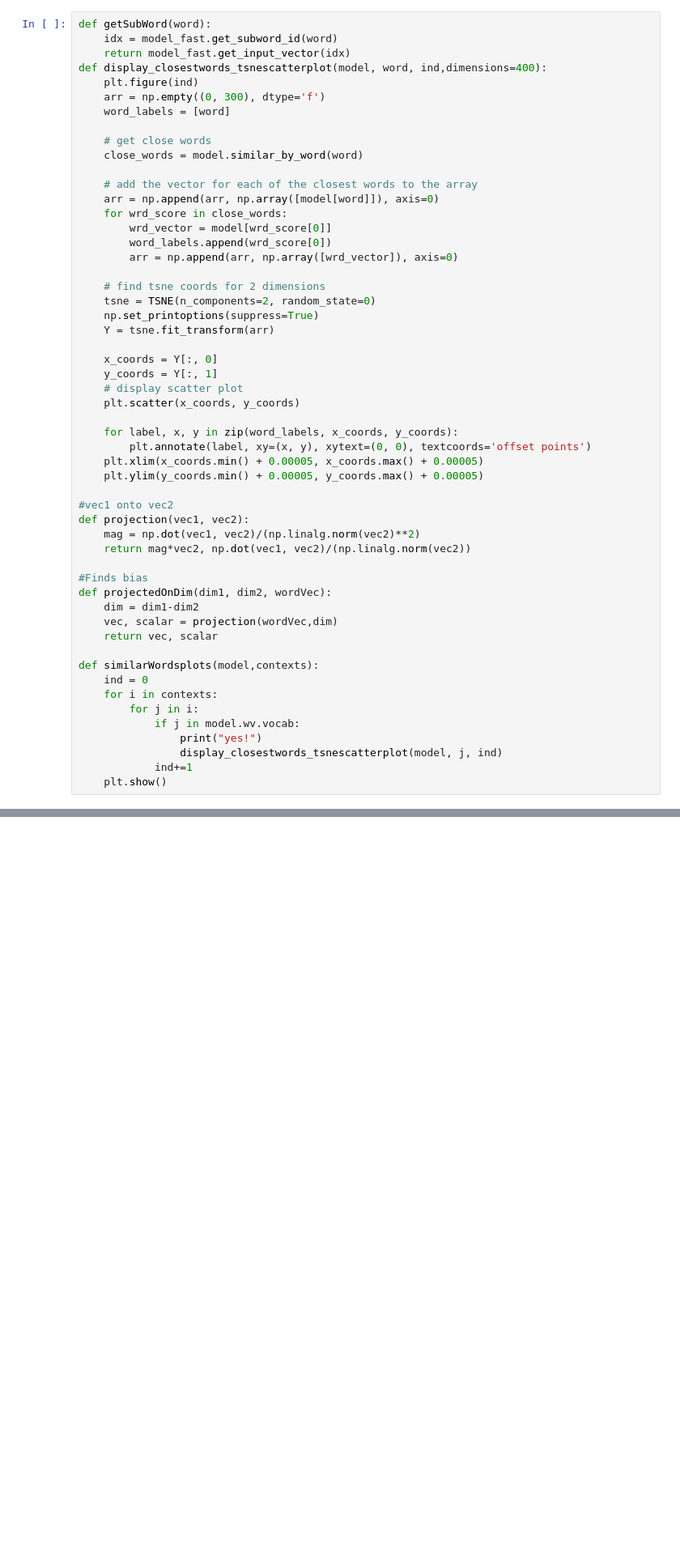
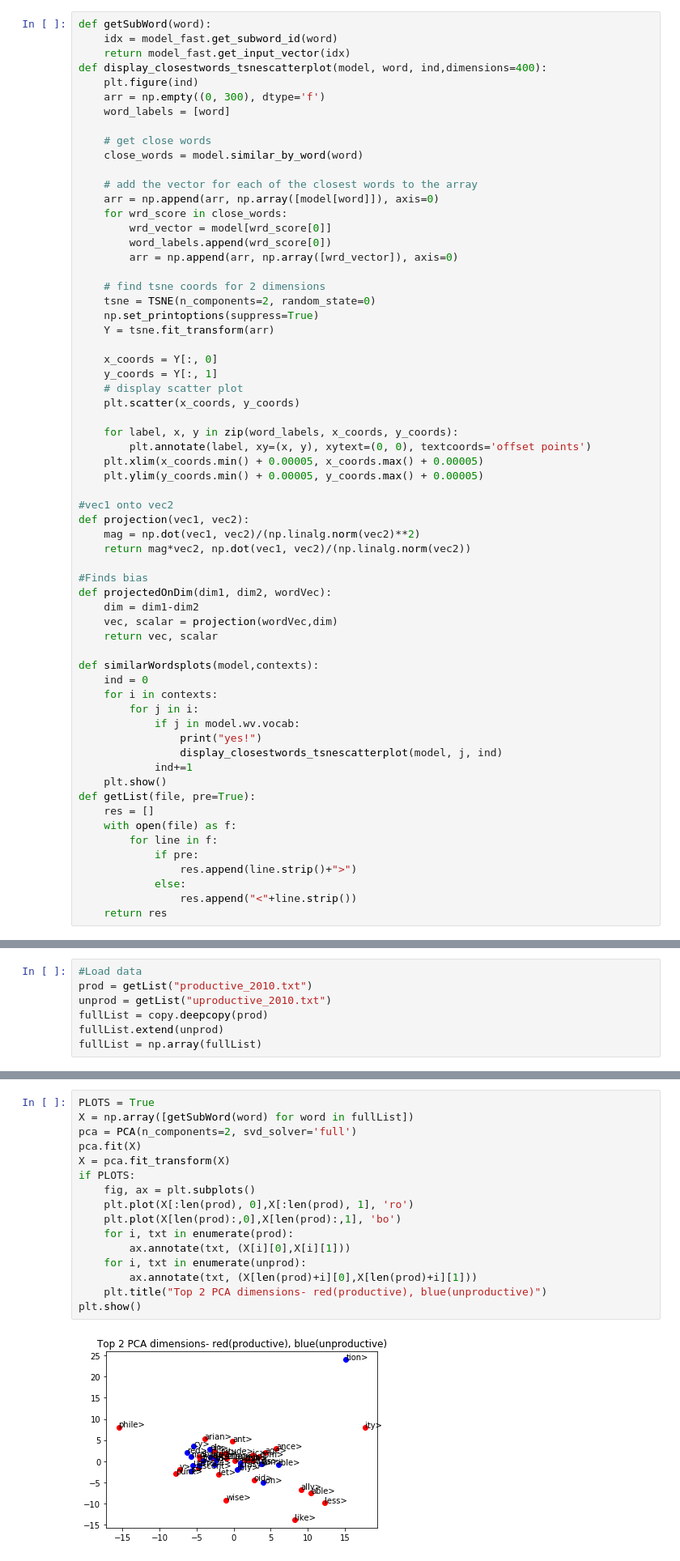
Before and after one commit to jirenu/ling515, a Jupyter notebook: Untitled.ipynb, the cells around one changed output, grey strips where cells are left out. Shown at 81% size. Drawn from its saved outputs; the diff is of its cells as text; blank space fills up the shorter version.

```diff
--- a/Untitled.ipynb
+++ b/Untitled.ipynb
@@ -64,7 +71,23 @@ def similarWordsplots(model,contexts):
                 display_closestwords_tsnescatterplot(model, j, ind)
             ind+=1
     plt.show()
+def getList(file, pre=True):
+    res = []
+    with open(file) as f:
+        for line in f:
+            if pre:
+                res.append(line.strip()+">")
+            else:
+                res.append("<"+line.strip())
+    return res
 # %%
 #Test
 idxs = model_fast.get_subwords("vehicle")[1]
 w1_fast = np.average([model_fast.get_input_vector(i) for i in idxs], axis=0)
+# %%
+#Load data
+prod = getList("productive_2010.txt")
+unprod = getList("uproductive_2010.txt")
+fullList = copy.deepcopy(prod)
+fullList.extend(unprod)
+fullList = np.array(fullList)
@@ -70,0 +153,18 @@ w1_fast = np.average([model_fast.get_input_vector(i) for i in idxs], axis=0)
+# %%
+PLOTS = True
+X = np.array([getSubWord(word) for word in fullList])
+pca = PCA(n_components=2, svd_solver='full')
+pca.fit(X)
+X = pca.fit_transform(X)
+if PLOTS:
+    fig, ax = plt.subplots()
+    plt.plot(X[:len(prod), 0],X[:len(prod), 1], 'ro')
+    plt.plot(X[len(prod):,0],X[len(prod):,1], 'bo')
+    for i, txt in enumerate(prod):
+        ax.annotate(txt, (X[i][0],X[i][1]))
+    for i, txt in enumerate(unprod):
+        ax.annotate(txt, (X[len(prod)+i][0],X[len(prod)+i][1]))
+    plt.title("Top 2 PCA dimensions- red(productive), blue(unproductive)")
+plt.show()
+# %% [output]
+[figure, added]
```
Also changed, not shown: parts of 25 cells of this notebook.
